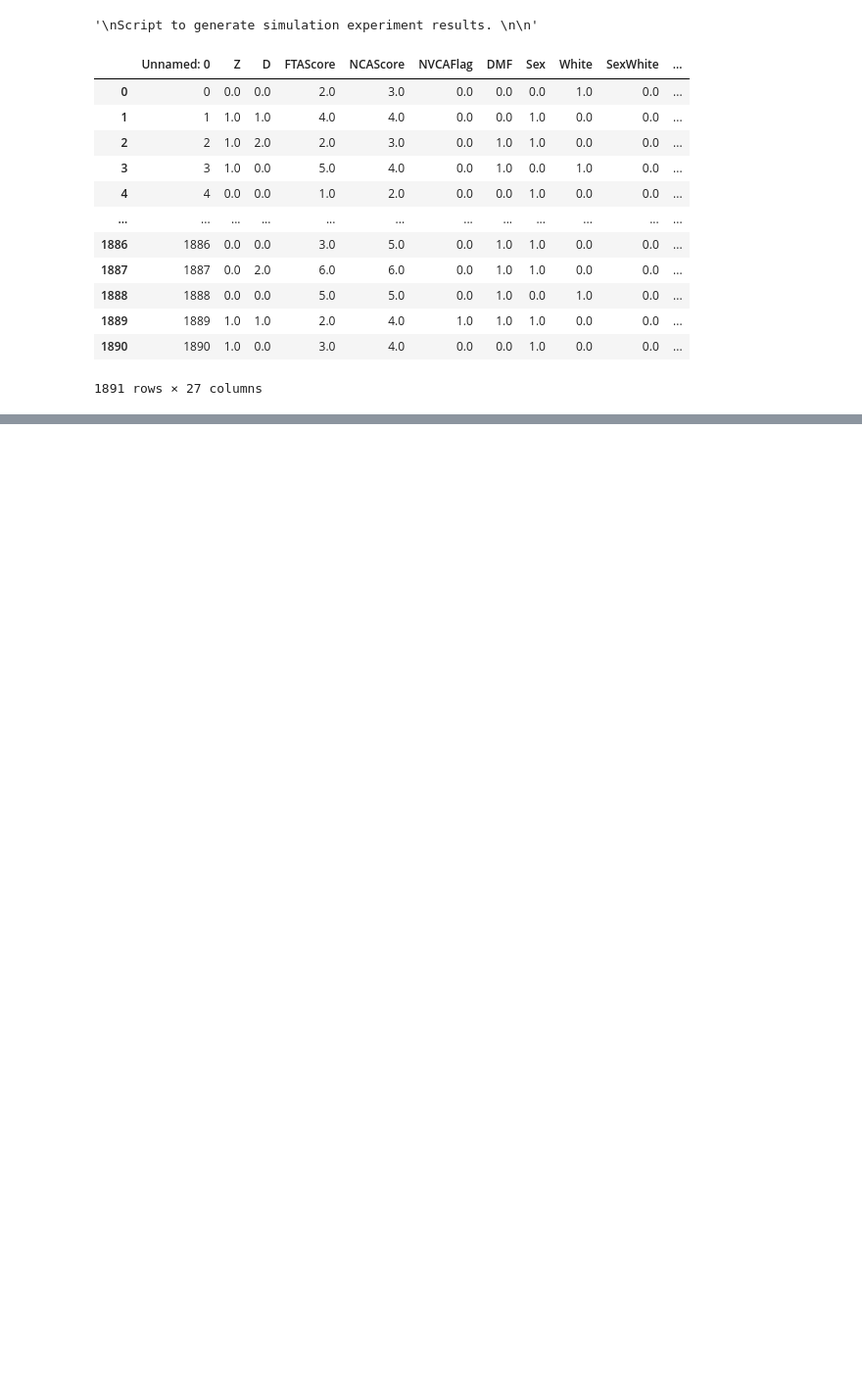
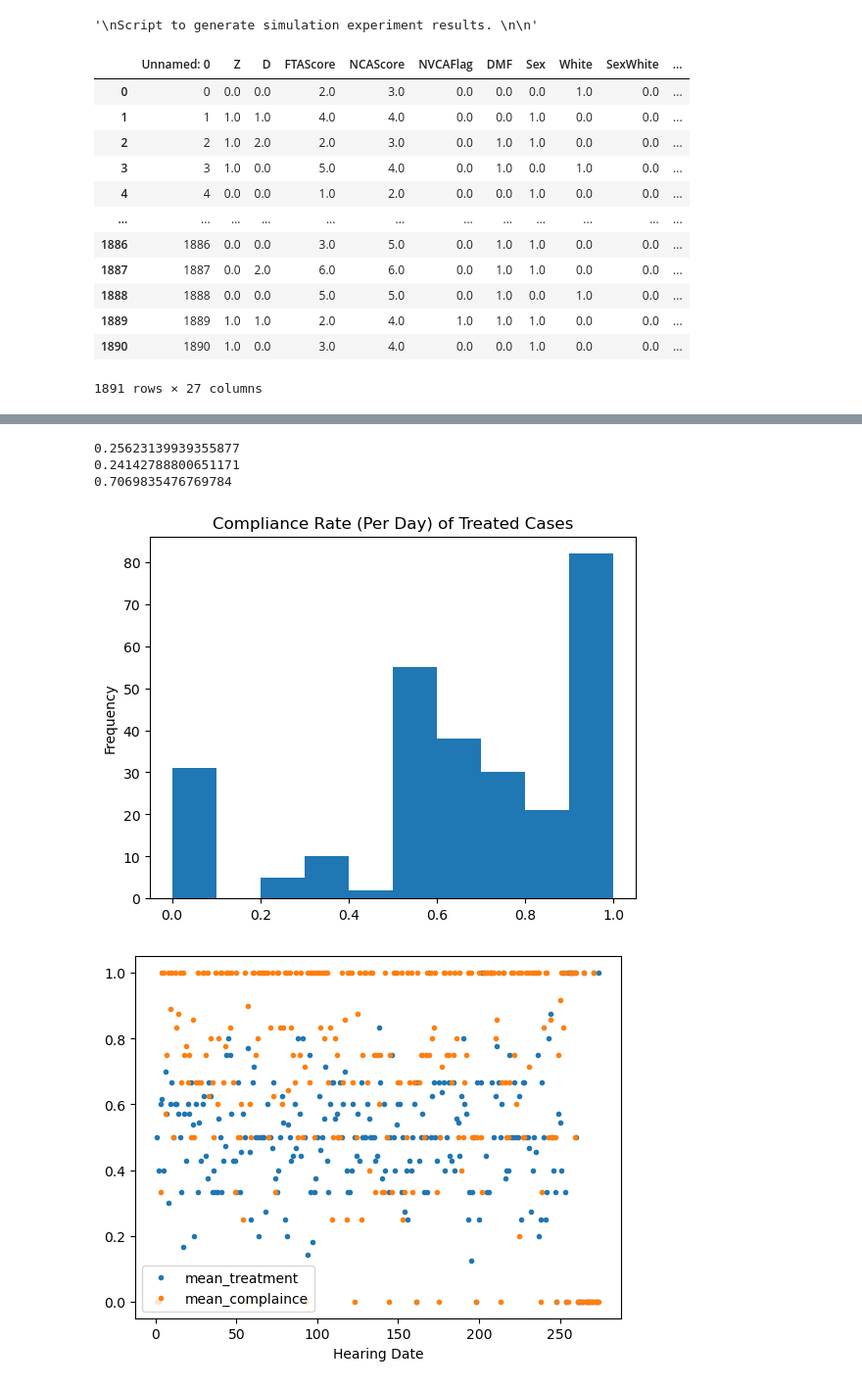
Before and after one commit to rajiinio/exp-design-human-decisions, a Jupyter notebook: ai_human_data_processing_final_actual.ipynb, the cells around one changed output, grey strips where cells are left out. Shown at 98% size. Drawn from its saved outputs; the diff is of its cells as text; code cells hidden in the pictures; blank space fills up the shorter version.

```diff
--- a/ai_human_data_processing_final_actual.ipynb
+++ b/ai_human_data_processing_final_actual.ipynb
@@ -105,3 +276,34 @@ res_df_exp_data
+# %%
+df_norm2 = normalize_agreement(df)
+
+df_comp = df_norm2.groupby(df_norm2["Hearing Date"])['C'].agg(lambda x: list(x.dropna())) #lambda x: list(x.dropna())
+
+#manually calculate mean
+df_comp["mean"] = df_comp.apply(lambda x: np.mean(x))
+df_comp["mean"] = df_comp["mean"].fillna(0.0)
+#df_comp["mean"] = df_comp.apply(lambda x: list(x.dropna()))
+
+plot = df_plot3.plot(kind='hist', title="Compliance Rate (Per Day) of Treated Cases")
+corr_comp = pd.concat([df_treatment["mean"], df_comp["mean"]], axis=1)
+corr_comp.columns = ["mean_treatment","mean_complaince"]
+corr_plot = corr_comp.plot(style=".")
+print(corr_comp["mean_treatment"].corr(corr_comp["mean_complaince"])) #Same day compliance: 0.25623139939355877 ; t-test ?
+
+print(corr_comp["mean_treatment"][:-1].corr(corr_comp["mean_complaince"].shift(-1)[:-1])) #Next day compliance: 0.24142788800651171
+
+#if not treated, they can't comply so a baseline correlation doesn't mean much -- we can also only calculate compliance for treated cases?
+
+#--> compliance for next treated case [first treated case on the next day]
+#--> complaince is higher when treatment is above 0.5 ;
+
+print(df_comp["mean"].mean()) #0.7069835476769784
+plt.savefig('Figs/agreement_per_day_treated.png', bbox_inches='tight')
+# %% [output]
+0.25623139939355877
+0.24142788800651171
+0.7069835476769784
+[figure, added]
+[figure, added]
 # %%
 def run_trial(t, J_dist, res_df):
     '''
```
Also changed, not shown: parts of 15 cells of this notebook, 1 other file.
